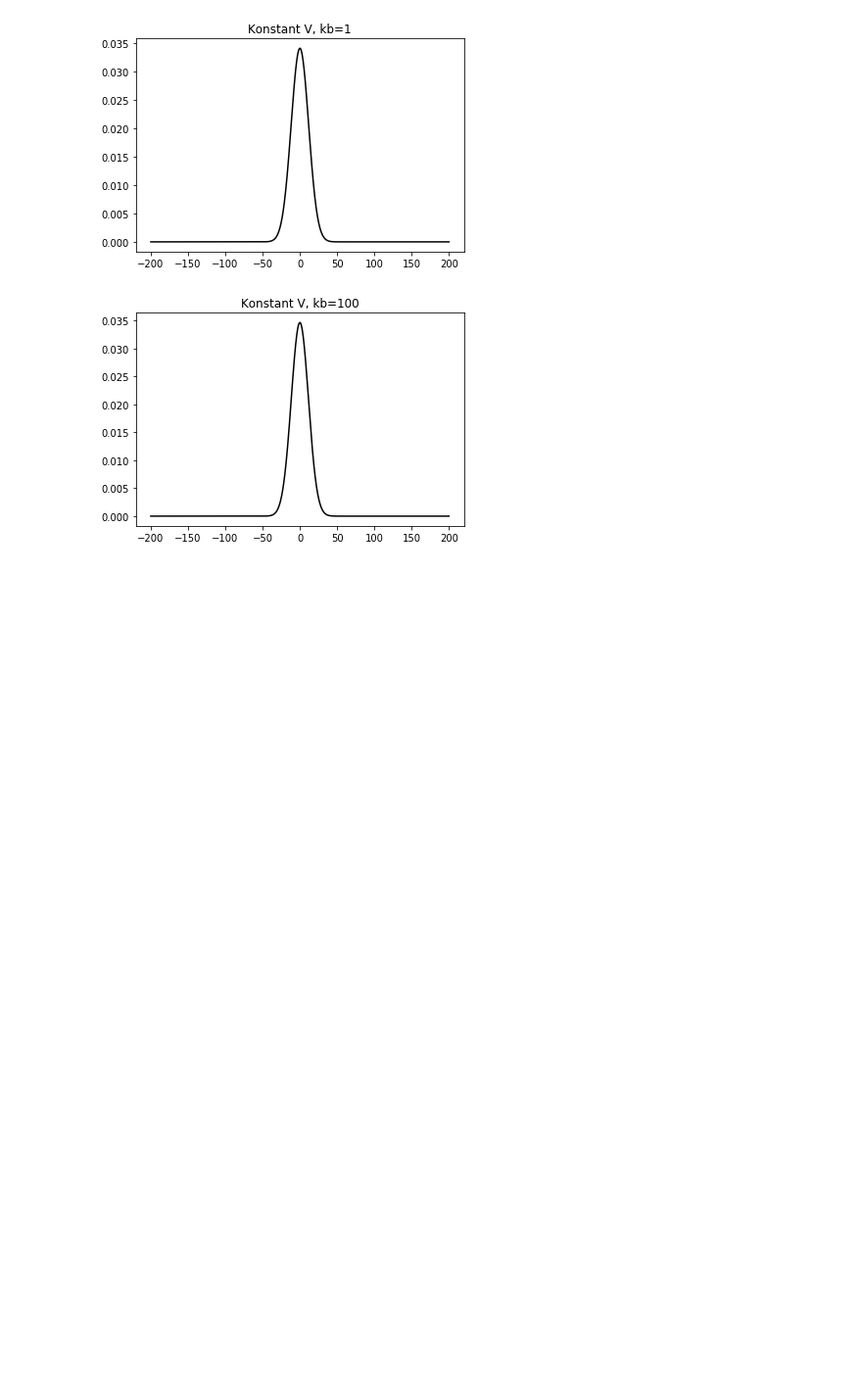
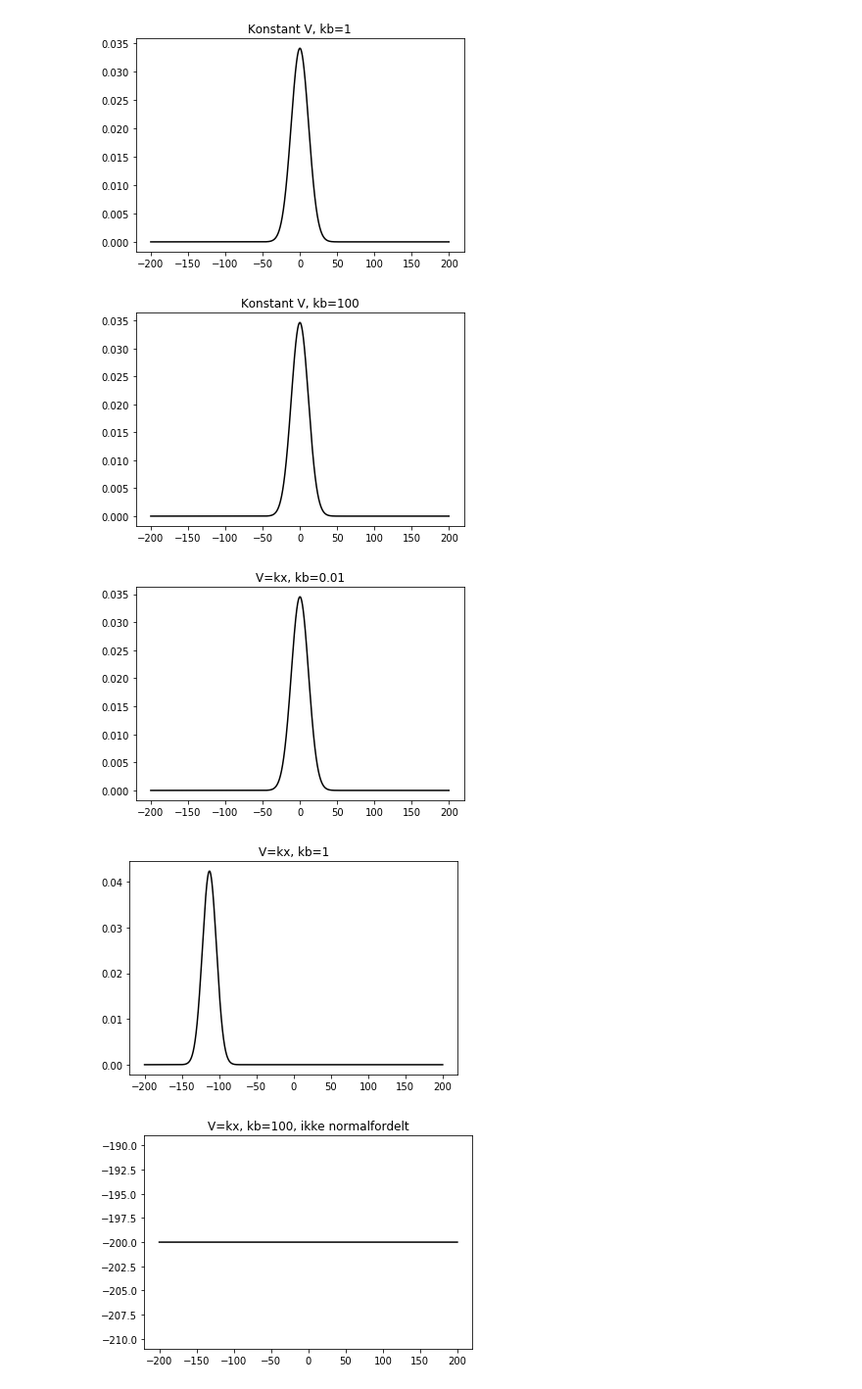
Before and after one commit to fleroviums/TMA4320, a Jupyter notebook: Prosjekt 1/Prosjekt 1-Copy1.ipynb, the cells around one changed output. Shown: that part at 98% size. Cells and saved outputs as stored; diff of their text form; code cells hidden in the pictures; blank space fills up the shorter version.

```diff
--- a/Prosjekt 1/Prosjekt 1-Copy1.ipynb
+++ b/Prosjekt 1/Prosjekt 1-Copy1.ipynb
@@ -185,7 +185,7 @@ def p_plus(x):
 def rand_walk():
     x = 0 #x0
     for i in range(0,200):
-        rNum = random.randint(0,100)
+        rNum = random.random()
         if (rNum/100) <= p_minus(x):
             x-=1 #Move 1 step to the left
         elif (rNum/100) > (1-p_plus(x)):
@@ -234,3 +234,46 @@ plt.show()
 [figure]
 [figure]
 [figure]
+# %%
+#4.2 - NOTE: Run cell over before running this
+from scipy.stats import norm
+def V(x):
+    return k*x
+k = kb[0]/beta
+xvals = np.zeros(10000)
+for i in range(int(particles)):
+    xvals[i] = rand_walk()
+
+x = np.linspace(-200,200,10000)
+mu, std = norm.fit(xvals)
+p = norm.pdf(x, mu, std)
+plt.plot(x, p, 'k')
+plt.title("V=kx, kb=0.01")
+plt.show()
+
+#kb=1
+k = kb[1]/beta
+for i in range(int(particles)):
+    xvals[i] = rand_walk()
+
+mu, std = norm.fit(xvals)
+p = norm.pdf(x, mu, std)
+plt.plot(x, p, 'k')
+plt.title("V=kx, kb=1")
+plt.show()
+
+k = kb[2]/beta
+for i in range(int(particles)):
+    xvals[i] = rand_walk()
+
+
+
+#mu, std = norm.fit(xvals)
+#p = norm.pdf(x, mu, std)
+plt.plot(x, xvals, 'k')
+plt.title("V=kx, kb=100, ikke normalfordelt")
+plt.show()
+# %% [output]
+[figure, added]
+[figure, added]
+[figure, added]
```
Also changed, not shown: parts of 1 cell of this notebook.
